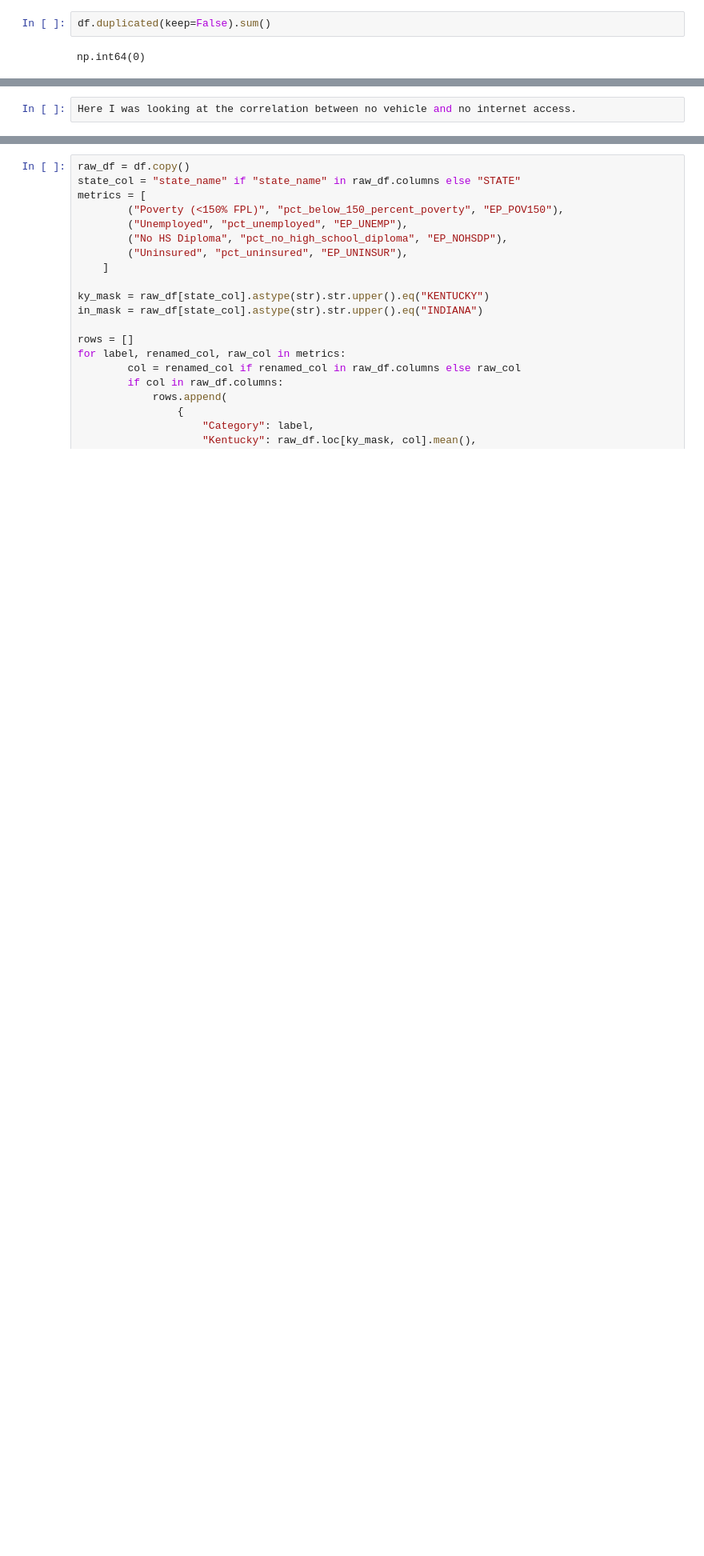
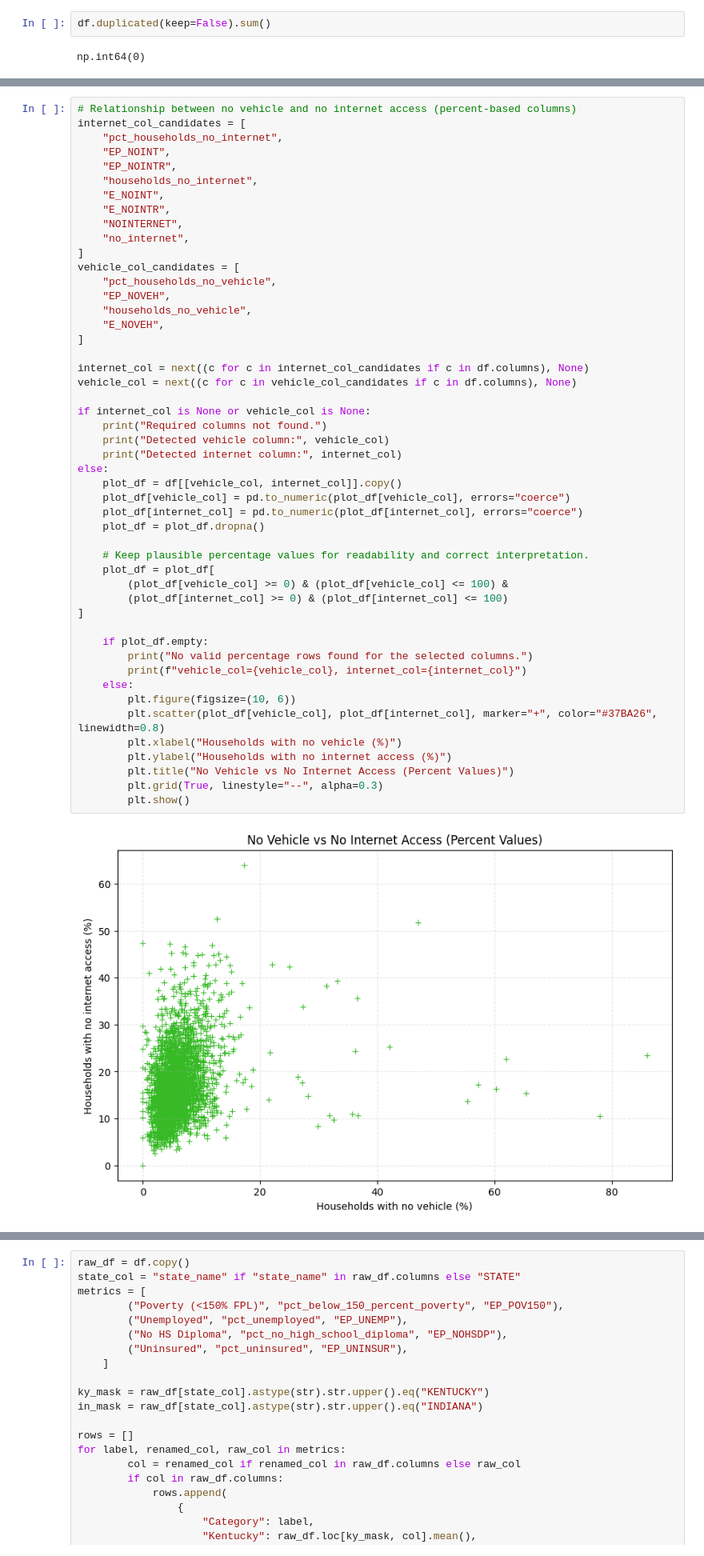
Before and after one commit to fmassaro1966/CYSocialDeterminatesFM, a Jupyter notebook: Notebook/Socialdeterminants2.ipynb, the cells around one changed output, grey strips where cells are left out. Shown at 80% size. Drawn from its saved outputs; the diff is of its cells as text; blank space fills up the shorter version.

```diff
--- a/Notebook/Socialdeterminants2.ipynb
+++ b/Notebook/Socialdeterminants2.ipynb
@@ -201,2 +240,51 @@ np.int64(0)
 # %%
-Here I was looking at the correlation between no vehicle and no internet access.
+# Relationship between no vehicle and no internet access (percent-based columns)
+internet_col_candidates = [
+    "pct_households_no_internet",
+    "EP_NOINT",
+    "EP_NOINTR",
+    "households_no_internet",
+    "E_NOINT",
+    "E_NOINTR",
+    "NOINTERNET",
+    "no_internet",
+]
+vehicle_col_candidates = [
+    "pct_households_no_vehicle",
+    "EP_NOVEH",
+    "households_no_vehicle",
+    "E_NOVEH",
+]
+
+internet_col = next((c for c in internet_col_candidates if c in df.columns), None)
+vehicle_col = next((c for c in vehicle_col_candidates if c in df.columns), None)
+
+if internet_col is None or vehicle_col is None:
+    print("Required columns not found.")
+    print("Detected vehicle column:", vehicle_col)
+    print("Detected internet column:", internet_col)
+else:
+    plot_df = df[[vehicle_col, internet_col]].copy()
+    plot_df[vehicle_col] = pd.to_numeric(plot_df[vehicle_col], errors="coerce")
+    plot_df[internet_col] = pd.to_numeric(plot_df[internet_col], errors="coerce")
+    plot_df = plot_df.dropna()
+
+    # Keep plausible percentage values for readability and correct interpretation.
+    plot_df = plot_df[
+        (plot_df[vehicle_col] >= 0) & (plot_df[vehicle_col] <= 100) &
+        (plot_df[internet_col] >= 0) & (plot_df[internet_col] <= 100)
+]
+
+    if plot_df.empty:
+        print("No valid percentage rows found for the selected columns.")
+        print(f"vehicle_col={vehicle_col}, internet_col={internet_col}")
+    else:
+        plt.figure(figsize=(10, 6))
+        plt.scatter(plot_df[vehicle_col], plot_df[internet_col], marker="+", color="#37BA26", linewidth=0.8)
+        plt.xlabel("Households with no vehicle (%)")
+        plt.ylabel("Households with no internet access (%)")
+        plt.title("No Vehicle vs No Internet Access (Percent Values)")
+        plt.grid(True, linestyle="--", alpha=0.3)
+        plt.show()
+# %% [output]
+[figure, added]
```
Also changed, not shown: parts of 31 cells of this notebook, 3 other files.
